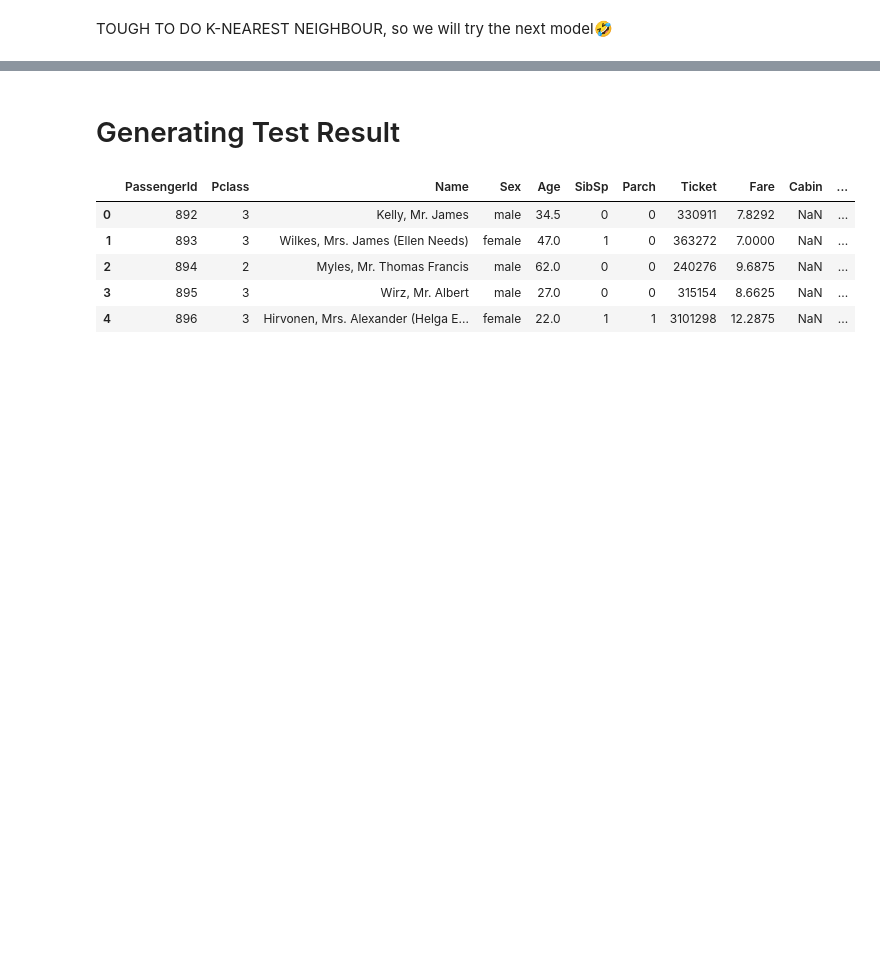
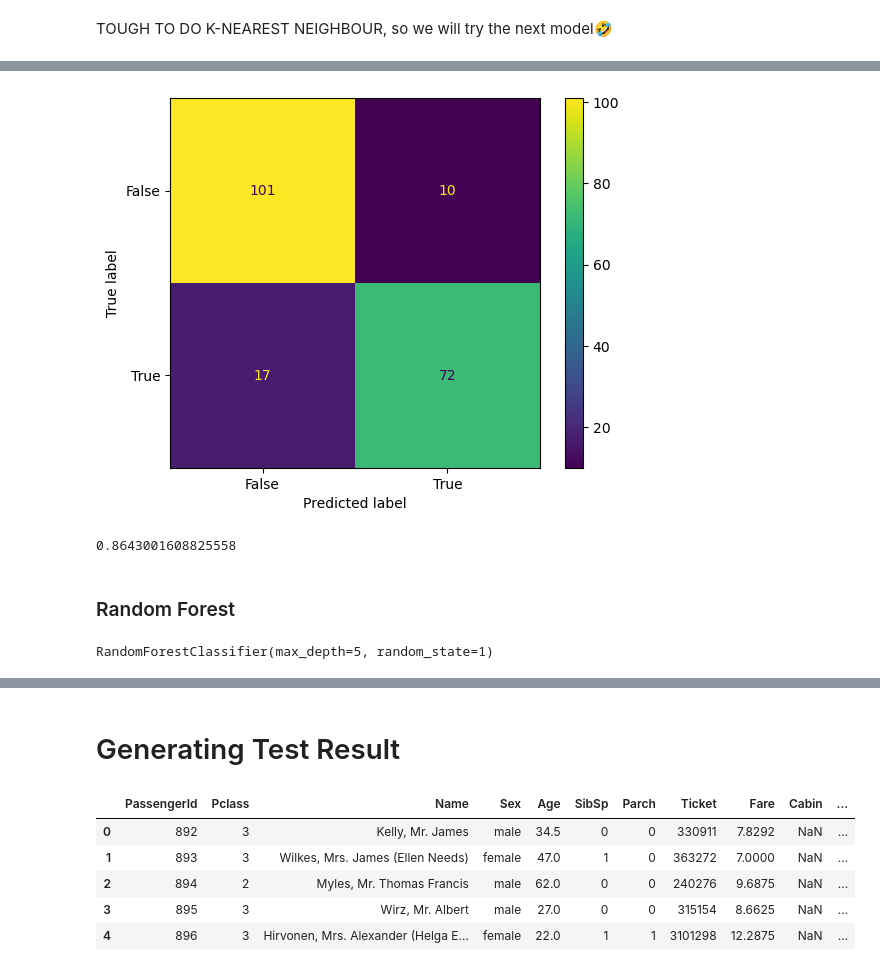
Before and after one commit to TangLitEn/kaggle-titanic, a Jupyter notebook: main.ipynb, the cells around one changed output, grey strips where cells are left out. Drawn from its saved outputs; the diff is of its cells as text; code cells hidden in the pictures; blank space fills up the shorter version.

Commit message:
done with random forest

```diff
--- a/main.ipynb
+++ b/main.ipynb
@@ -435,0 +478,12 @@ TOUGH TO DO K-NEAREST NEIGHBOUR, so we will try the next model🤣
+# %%
+TREE_train = TREE.sample(600)
+TREE_test = TREE.sample(200)
+# %%
+from sklearn import tree
+
+TREE_features = ["Pclass", "Sex","Age", "SibSp", "Parch","Fare","Cabin","Embarked"]
+TREE_train_X = TREE_train[TREE_features]
+TREE_train_Y = TREE_train["Survived"]
+
+TREE_model = tree.DecisionTreeClassifier()
+TREE_model.fit(TREE_train_X,TREE_train_Y)
@@ -435,0 +508,3 @@ TOUGH TO DO K-NEAREST NEIGHBOUR, so we will try the next model🤣
+# %%
+TREE_test_X = TREE_test[TREE_features]
+TREE_test_X
@@ -435,0 +525,3 @@ TOUGH TO DO K-NEAREST NEIGHBOUR, so we will try the next model🤣
+# %%
+TREE_test["Predicted Survival"] = TREE_model.predict(TREE_test_X)
+TREE_test
@@ -435,0 +542,17 @@ TOUGH TO DO K-NEAREST NEIGHBOUR, so we will try the next model🤣
+# %%
+# CONFUSION MATRIX
+from sklearn import metrics
+
+confusion_matrix = metrics.confusion_matrix(TREE_test["Survived"], TREE_test["Predicted Survival"])
+cm_display = metrics.ConfusionMatrixDisplay(confusion_matrix = confusion_matrix, display_labels = [False, True])
+
+cm_display.plot()
+plt.show()
+# %% [output]
+[figure, added]
+# %%
+metrics.f1_score(TREE_test["Survived"], TREE_test["Predicted Survival"], average="weighted")
+# %% [output]
+0.8643001608825558
+# %% [markdown]
+### Random Forest
@@ -435,0 +584,12 @@ TOUGH TO DO K-NEAREST NEIGHBOUR, so we will try the next model🤣
+# %%
+from sklearn.ensemble import RandomForestClassifier
+
+FOREST_features = ["Pclass", "Sex", "Age","SibSp", "Parch","Fare","Cabin","Embarked"]
+
+FOREST_train_X = FOREST_train[FOREST_features]
+FOREST_train_Y = FOREST_train["Survived"]
+
+FOREST_model = RandomForestClassifier(n_estimators=100, max_depth=5, random_state=1)
+FOREST_model.fit(FOREST_train_X, FOREST_train_Y)
+# %% [output]
+RandomForestClassifier(max_depth=5, random_state=1)
```
Also changed, not shown: parts of 25 cells of this notebook.
